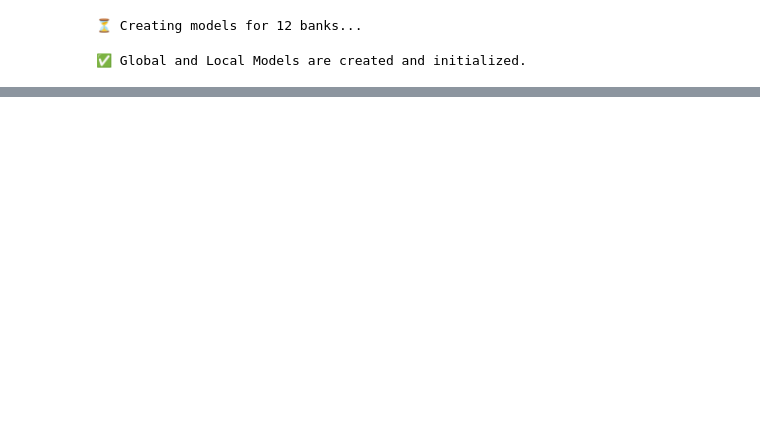
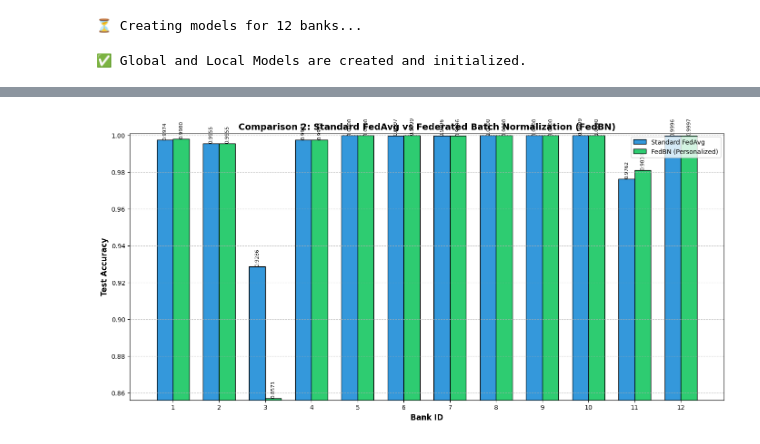
Before and after one commit to ThisumiWijesinghe/Fraud-Detection-with-Federated-Learning, a Jupyter notebook: New_dataset_AI_Project.ipynb, the cells around one changed output, grey strips where cells are left out. Cells and saved outputs as stored; diff of their text form; code cells hidden in the pictures; blank space fills up the shorter version.

```diff
--- a/New_dataset_AI_Project.ipynb
+++ b/New_dataset_AI_Project.ipynb
@@ -393,3 +411,37 @@ print("\n🎯 FedAvg Training Complete!")
+# %%
+#FedAvg vs FedBN
+
+import matplotlib.pyplot as plt
+import numpy as np
+
+banks = np.arange(1, NUM_CLIENTS + 1)
+width = 0.35
+
+plt.figure(figsize=(14, 7))
+
+
+plt.bar(banks - width/2, current_round_accs, width, label='Standard FedAvg', color='#3498db', edgecolor='black')
+plt.bar(banks + width/2, current_bn_accs, width, label='FedBN (Personalized)', color='#2ecc71', edgecolor='black')
+
+plt.xlabel('Bank ID', fontsize=12, fontweight='bold')
+plt.ylabel('Test Accuracy', fontsize=12, fontweight='bold')
+plt.title('Comparison 2: Standard FedAvg vs Federated Batch Normalization (FedBN)', fontsize=14, fontweight='bold')
+plt.xticks(banks)
+
+min_val = min(min(current_round_accs), min(current_bn_accs))
+plt.ylim(min_val - 0.001, 1.001)
+
+plt.legend()
+plt.grid(axis='y', linestyle='--', alpha=0.7)
+
+for i in range(len(banks)):
+    plt.text(banks[i] - width/2, current_round_accs[i] + 0.0001, f'{current_round_accs[i]:.4f}', ha='center', va='bottom', fontsize=8, rotation=90)
+    plt.text(banks[i] + width/2, current_bn_accs[i] + 0.0001, f'{current_bn_accs[i]:.4f}', ha='center', va='bottom', fontsize=8, rotation=90)
+
+plt.tight_layout()
+plt.show()
+# %% [output]
+[figure, added]
 # %%
 import matplotlib.pyplot as plt
 import numpy as np
```
Also changed, not shown: parts of 18 cells of this notebook.
